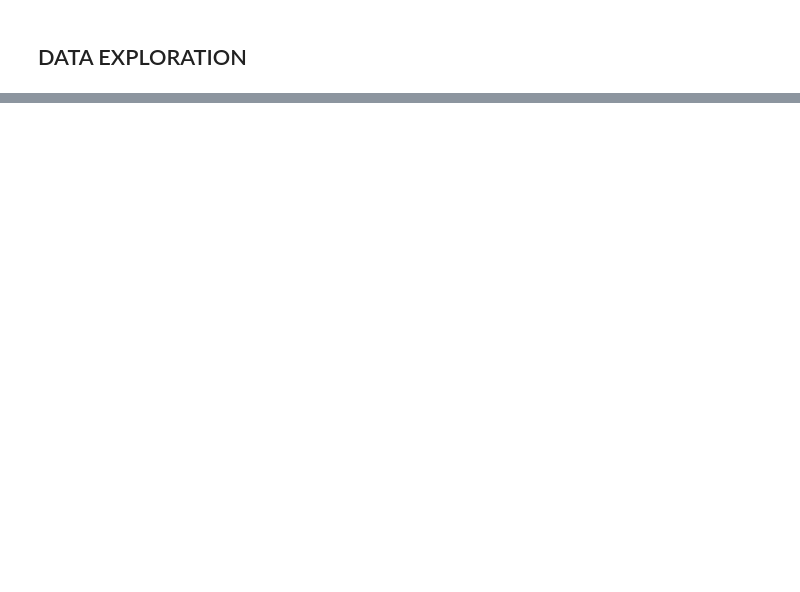
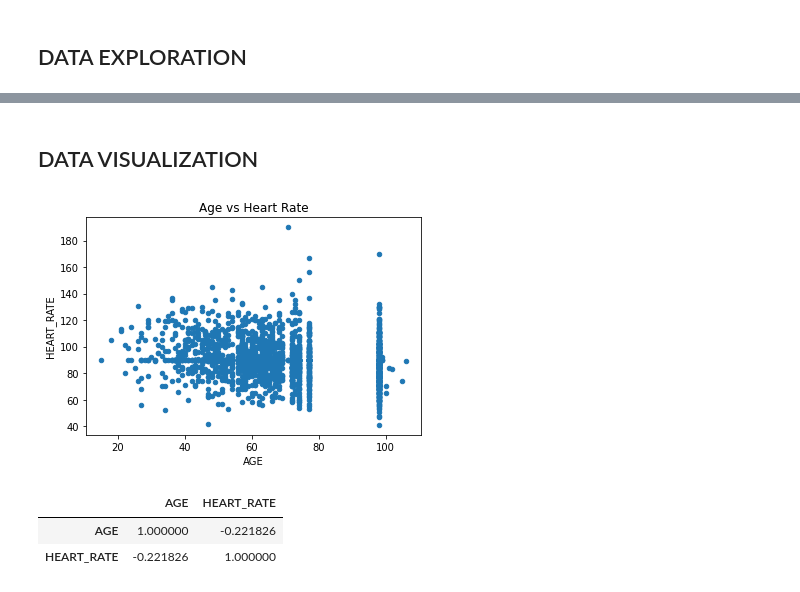
Before and after one commit to jFompe/Covid19Analysis, a Jupyter notebook: covid2.ipynb, the cells around one changed output, grey strips where cells are left out. Cells and saved outputs as stored; diff of their text form; code cells hidden in the pictures; blank space fills up the shorter version.

Commit message:
some data explotarion

```diff
--- a/covid2.ipynb
+++ b/covid2.ipynb
@@ -357,0 +374,2 @@ print(df_num_mms)
+# %% [markdown]
+## DATA VISUALIZATION
@@ -357,0 +378,11 @@ print(df_num_mms)
+# %%
+df_processed.plot(kind='scatter', x='AGE', y='HEART_RATE', title='Age vs Heart Rate')
+plt.show()
+# %% [output]
+[figure, added]
+# %%
+df_processed.filter(['AGE', 'HEART_RATE']).corr()
+# %% [output]
+|  | AGE | HEART_RATE |
+| AGE | 1.000000 | -0.221826 |
+| HEART_RATE | -0.221826 | 1.000000 |
```
Also changed, not shown: parts of 13 cells of this notebook.
